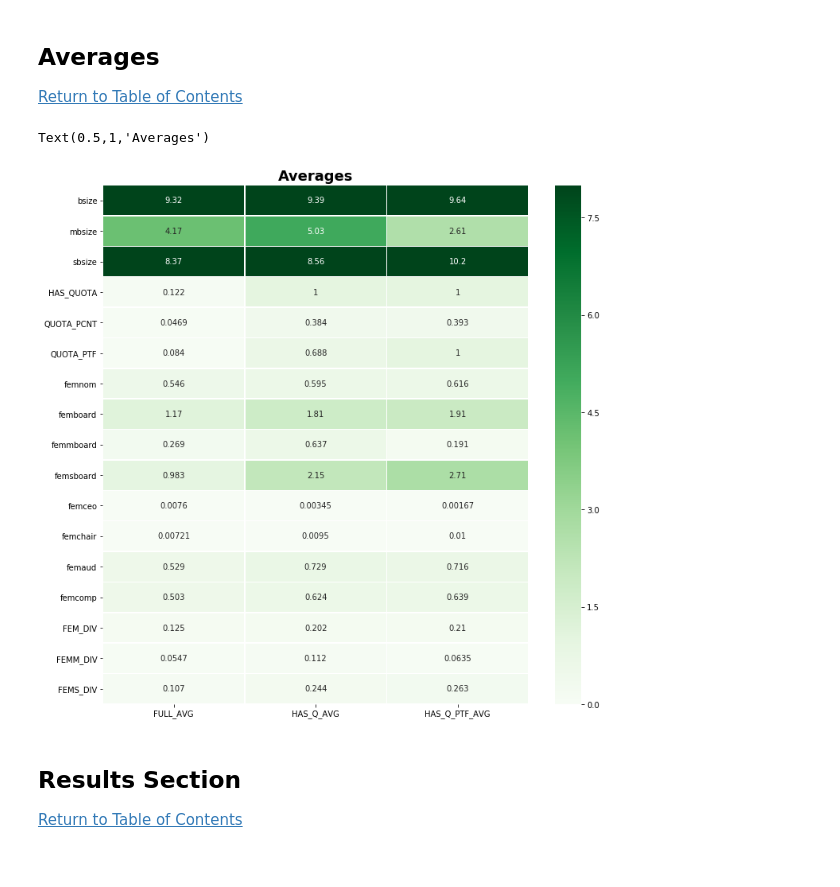
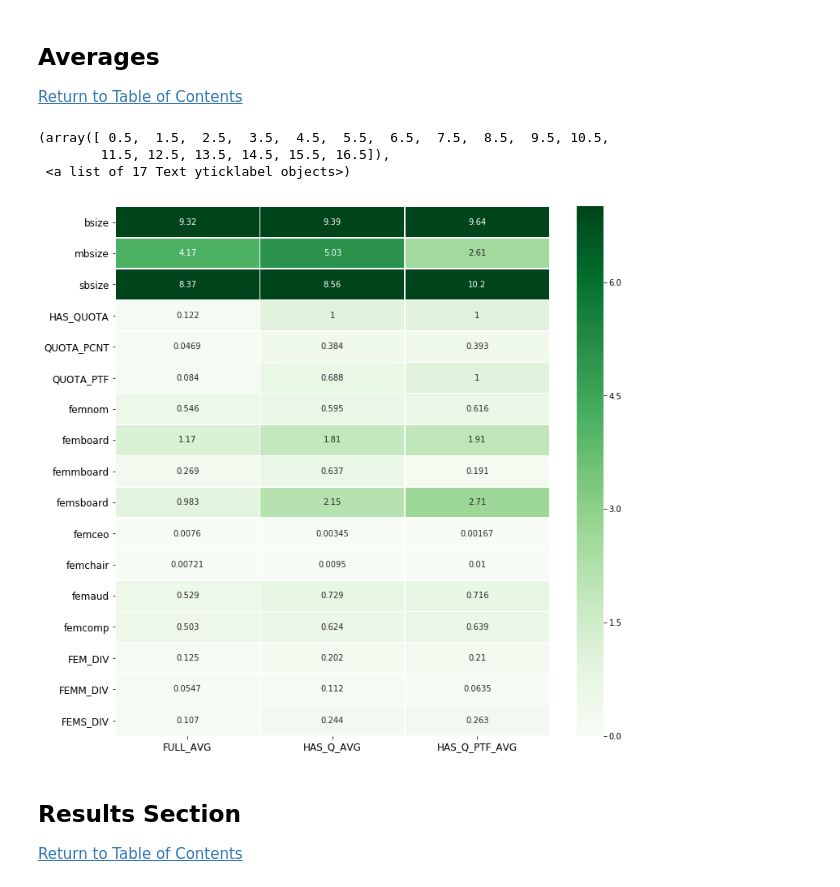
Before and after one commit to etokrug/GroupProject, a Jupyter notebook: GroupProject.ipynb, the cells around one changed output. Drawn from its saved outputs; the diff is of its cells as text; code cells hidden in the pictures.

Commit message:
bar graph updates

```diff
--- a/GroupProject.ipynb
+++ b/GroupProject.ipynb
@@ -342,31 +369,34 @@ Name: femcomp, dtype: int64
 # %%
 df_avg = pd.DataFrame(df_main[interested_hdrs].mean(), columns=["FULL_AVG"])
 
 df_avg_q = pd.DataFrame(df_main.loc[df_main["HAS_QUOTA"] == 1][interested_hdrs].mean(), columns=['HAS_Q_AVG'])
 
 df_avg_q_ptf = pd.DataFrame(df_main.loc[df_main["QUOTA_PTF"] == 1][interested_hdrs].mean(), columns=['HAS_Q_PTF_AVG'])
 
 df_avgs = pd.merge(pd.merge(df_avg, df_avg_q, how='inner', left_index=True, right_index=True, copy=True),
          df_avg_q_ptf, left_index=True, right_index=True, copy=True)
 
-
-
 plt.figure(figsize = (12, 12))
 sns.heatmap(
     df_avgs,
     xticklabels=df_avgs.columns,
     yticklabels=df_avgs.index,
     vmin=0,
-    vmax=8,
+    vmax=7,
     cmap="Greens",
     annot=True,
     fmt=".3g",
     linewidths=.5
 )
-plt.title("Averages", fontdict={'fontsize': 18, 'fontweight' : 'bold'})
+
+plt.xlabel('', fontdict={})
+plt.xticks(fontsize=12)
+plt.yticks(fontsize=12)
 # %% [output]
-Text(0.5,1,'Averages')
+(array([ 0.5,  1.5,  2.5,  3.5,  4.5,  5.5,  6.5,  7.5,  8.5,  9.5, 10.5,
+        11.5, 12.5, 13.5, 14.5, 15.5, 16.5]),
+ <a list of 17 Text yticklabel objects>)
-[figure, old version]
+[figure, new version]
 # %% [markdown]
 <a id='results'></a>
 ## Results Section
```
Also changed, not shown: parts of 51 cells of this notebook.
